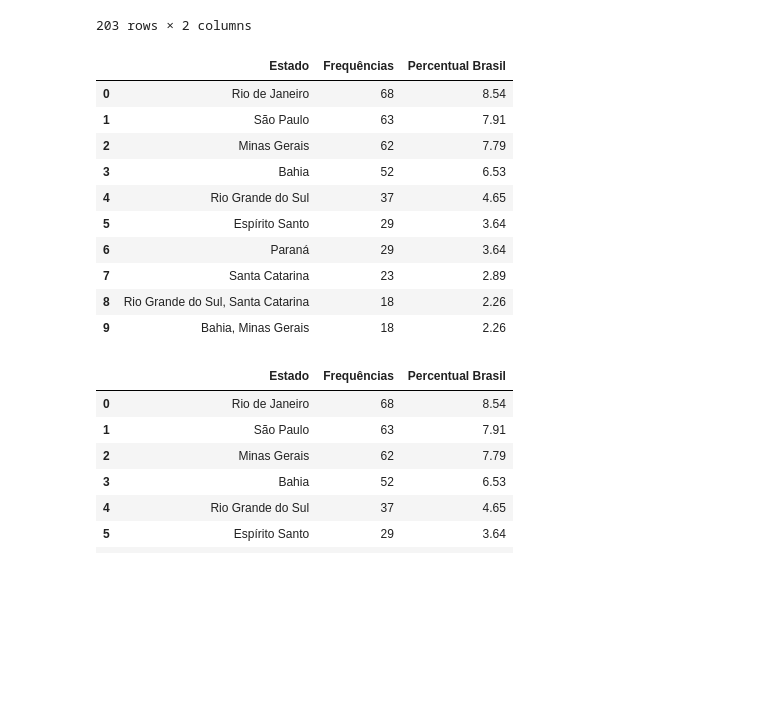
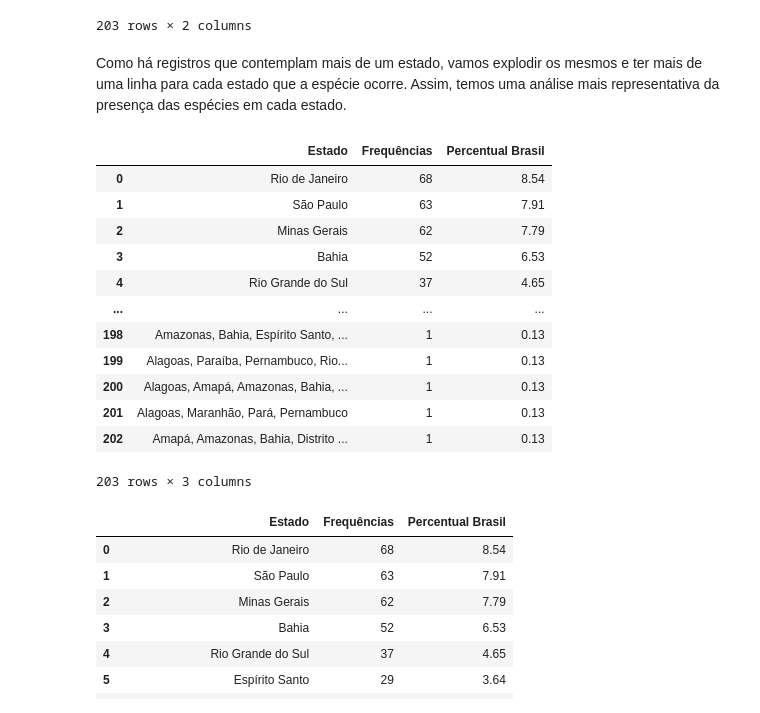
Before and after one commit to Carrascofs/analise-biodiversidade-mata-atlantica, a Jupyter notebook: notebooks/01_limpeza_e_exploracao.ipynb, the cells around one changed output. Cells and saved outputs as stored; diff of their text form; code cells hidden in the pictures; blank space fills up the shorter version.

```diff
--- a/notebooks/01_limpeza_e_exploracao.ipynb
+++ b/notebooks/01_limpeza_e_exploracao.ipynb
@@ -444,23 +435,27 @@ estados_filtr
 | 201 | Alagoas, Maranhão, Pará, Pernambuco | 1 |
 | 202 | Amapá, Amazonas, Bahia, Distrito ... | 1 |
 203 rows × 2 columns
+# %% [markdown]
+ Como há registros que contemplam mais de um estado, vamos explodir os mesmos e ter mais de uma linha para cada estado que a espécie ocorre. Assim, temos uma análise mais representativa da presença das espécies em cada estado.
 # %%
 # Adicionamos uma nova coluna com um valor do percentual da frequência daquele estado /
 #  em relação a frequência para o pais todo.
 estados_filtr["Percentual Brasil"] = ((estados_filtr["Frequências"] / estados_filtr["Frequências"].sum()) * 100).round(2)
-estados_filtr.head(10)
+estados_filtr
 # %% [output]
 |  | Estado | Frequências | Percentual Brasil |
 | 0 | Rio de Janeiro | 68 | 8.54 |
 | 1 | São Paulo | 63 | 7.91 |
 | 2 | Minas Gerais | 62 | 7.79 |
 | 3 | Bahia | 52 | 6.53 |
 | 4 | Rio Grande do Sul | 37 | 4.65 |
-| 5 | Espírito Santo | 29 | 3.64 |
-| 6 | Paraná | 29 | 3.64 |
-| 7 | Santa Catarina | 23 | 2.89 |
-| 8 | Rio Grande do Sul, Santa Catarina | 18 | 2.26 |
-| 9 | Bahia, Minas Gerais | 18 | 2.26 |
+| ... | ... | ... | ... |
+| 198 | Amazonas, Bahia, Espírito Santo, ... | 1 | 0.13 |
+| 199 | Alagoas, Paraíba, Pernambuco, Rio... | 1 | 0.13 |
+| 200 | Alagoas, Amapá, Amazonas, Bahia, ... | 1 | 0.13 |
+| 201 | Alagoas, Maranhão, Pará, Pernambuco | 1 | 0.13 |
+| 202 | Amapá, Amazonas, Bahia, Distrito ... | 1 | 0.13 |
+203 rows × 3 columns
 # %%
 #Vamos focar agora nas 10 primeiras linhas da planilha.
 estados_filtr_top = estados_filtr.head(10)
```
Also changed, not shown: parts of 8 cells of this notebook, 1 other file.
